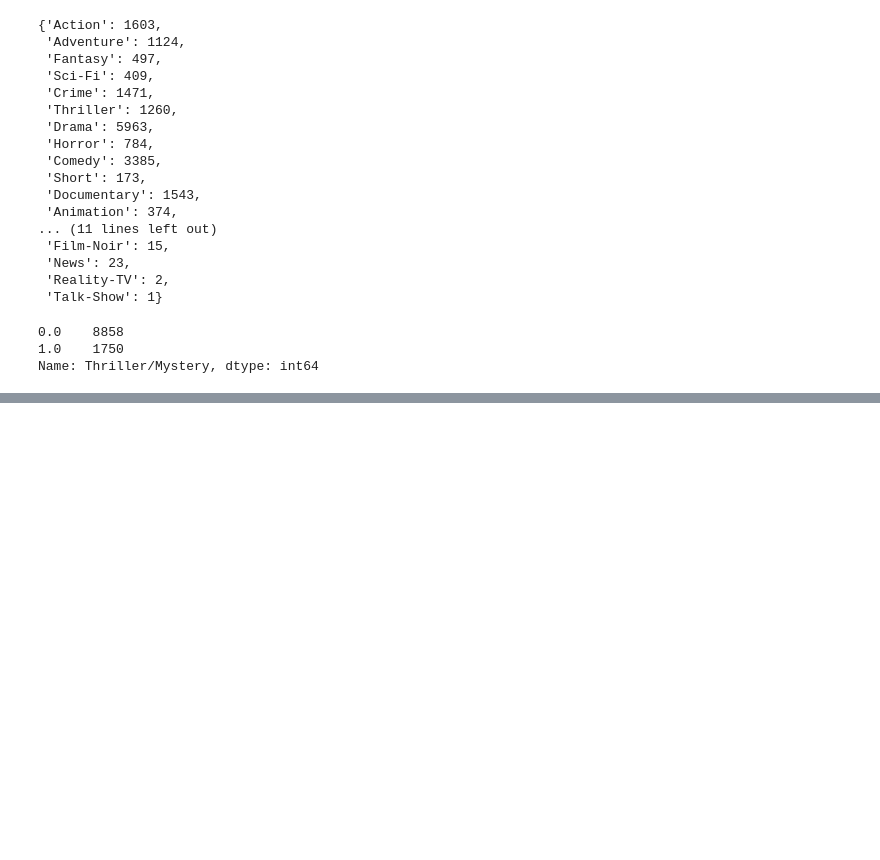
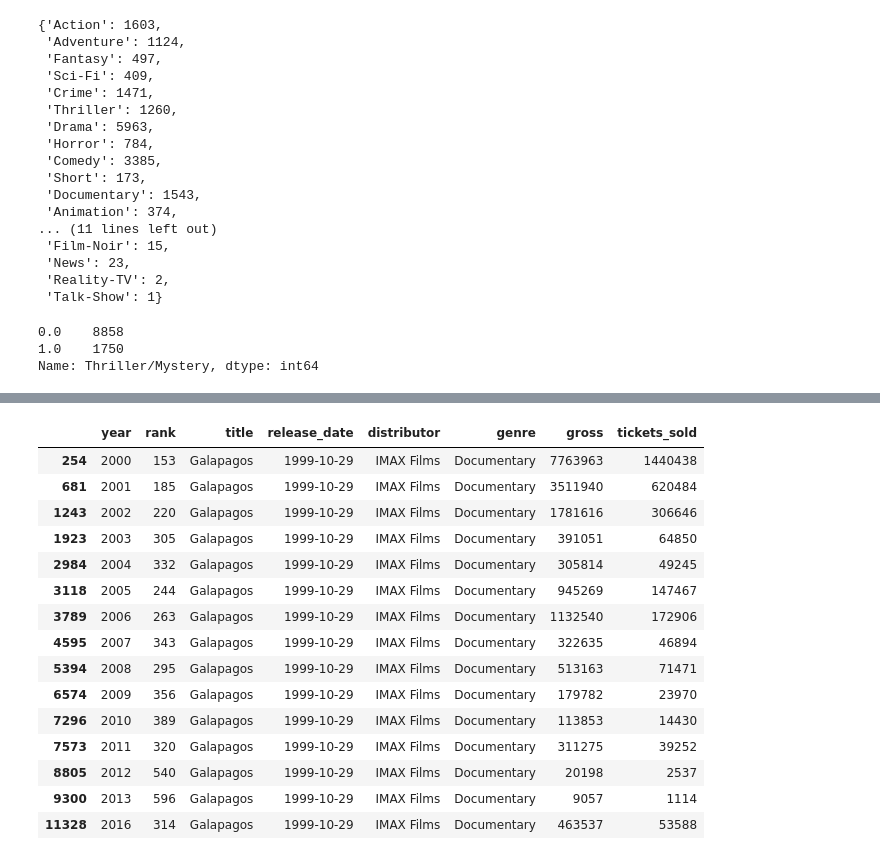
Before and after one commit to rolex-price-estimator/Gross-Movie-Revenues, a Jupyter notebook: src/model/Movie Revenue Project - Data Cleaning and Modeling 12-05-22.ipynb, the cells around one changed output, grey strips where cells are left out. Drawn from its saved outputs; the diff is of its cells as text; code cells hidden in the pictures; blank space fills up the shorter version.

```diff
--- a/src/model/Movie Revenue Project - Data Cleaning and Modeling 12-05-22.ipynb
+++ b/src/model/Movie Revenue Project - Data Cleaning and Modeling 12-05-22.ipynb
@@ -551,0 +585,24 @@ df
+# %%
+# Sort by year and reset index:
+df_revenue = df_revenue.sort_values('year')
+df_revenue = df_revenue.reset_index(drop = True)
+# %%
+# Now all Galapagos movies are in the right order
+df_revenue[df_revenue.title == 'Galapagos']
+# %% [output]
+|  | year | rank | title | release_date | distributor | genre | gross | tickets_sold |
+| 254 | 2000 | 153 | Galapagos | 1999-10-29 | IMAX Films | Documentary | 7763963 | 1440438 |
+| 681 | 2001 | 185 | Galapagos | 1999-10-29 | IMAX Films | Documentary | 3511940 | 620484 |
+| 1243 | 2002 | 220 | Galapagos | 1999-10-29 | IMAX Films | Documentary | 1781616 | 306646 |
+| 1923 | 2003 | 305 | Galapagos | 1999-10-29 | IMAX Films | Documentary | 391051 | 64850 |
+| 2984 | 2004 | 332 | Galapagos | 1999-10-29 | IMAX Films | Documentary | 305814 | 49245 |
+| 3118 | 2005 | 244 | Galapagos | 1999-10-29 | IMAX Films | Documentary | 945269 | 147467 |
+| 3789 | 2006 | 263 | Galapagos | 1999-10-29 | IMAX Films | Documentary | 1132540 | 172906 |
+| 4595 | 2007 | 343 | Galapagos | 1999-10-29 | IMAX Films | Documentary | 322635 | 46894 |
+| 5394 | 2008 | 295 | Galapagos | 1999-10-29 | IMAX Films | Documentary | 513163 | 71471 |
+| 6574 | 2009 | 356 | Galapagos | 1999-10-29 | IMAX Films | Documentary | 179782 | 23970 |
+| 7296 | 2010 | 389 | Galapagos | 1999-10-29 | IMAX Films | Documentary | 113853 | 14430 |
+| 7573 | 2011 | 320 | Galapagos | 1999-10-29 | IMAX Films | Documentary | 311275 | 39252 |
+| 8805 | 2012 | 540 | Galapagos | 1999-10-29 | IMAX Films | Documentary | 20198 | 2537 |
+| 9300 | 2013 | 596 | Galapagos | 1999-10-29 | IMAX Films | Documentary | 9057 | 1114 |
+| 11328 | 2016 | 314 | Galapagos | 1999-10-29 | IMAX Films | Documentary | 463537 | 53588 |
```
Also changed, not shown: parts of 47 cells of this notebook.
